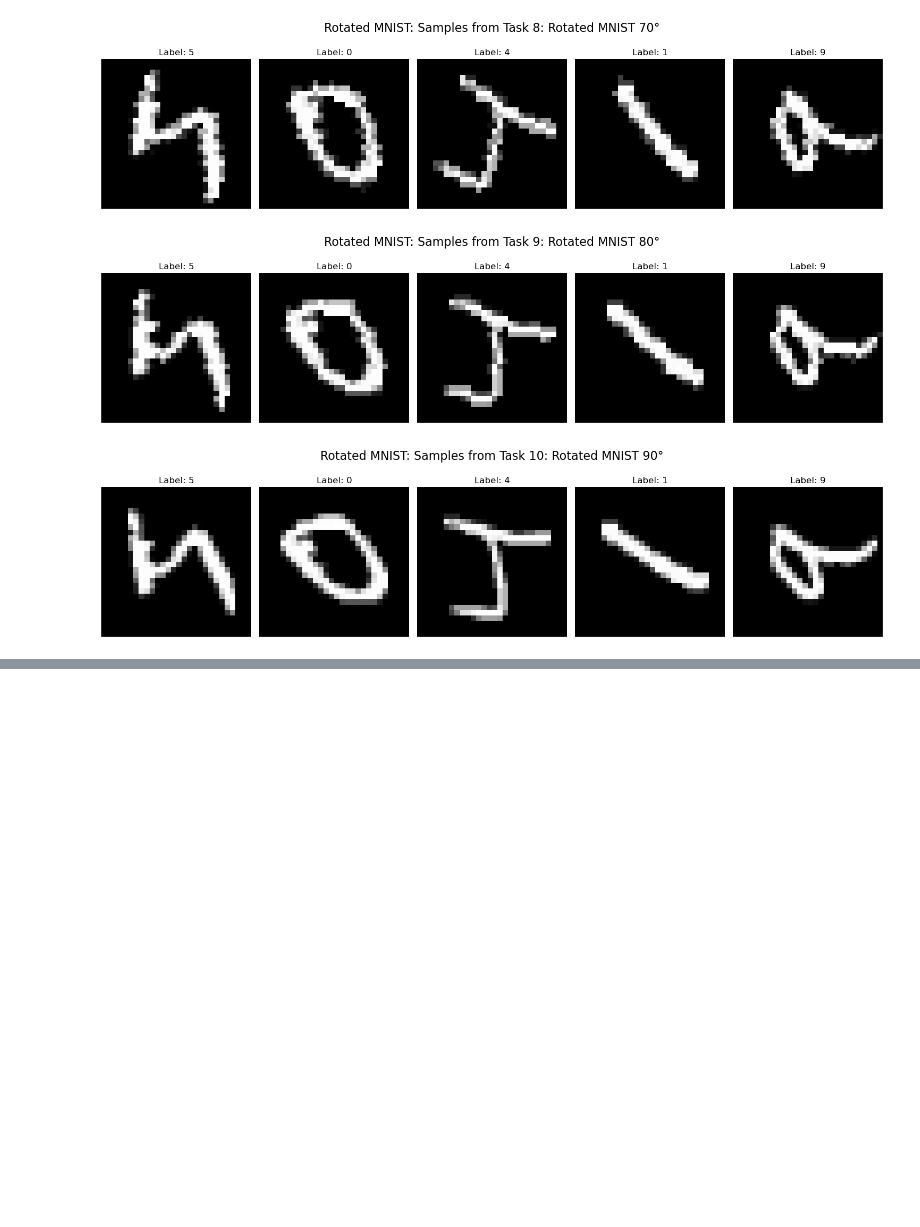
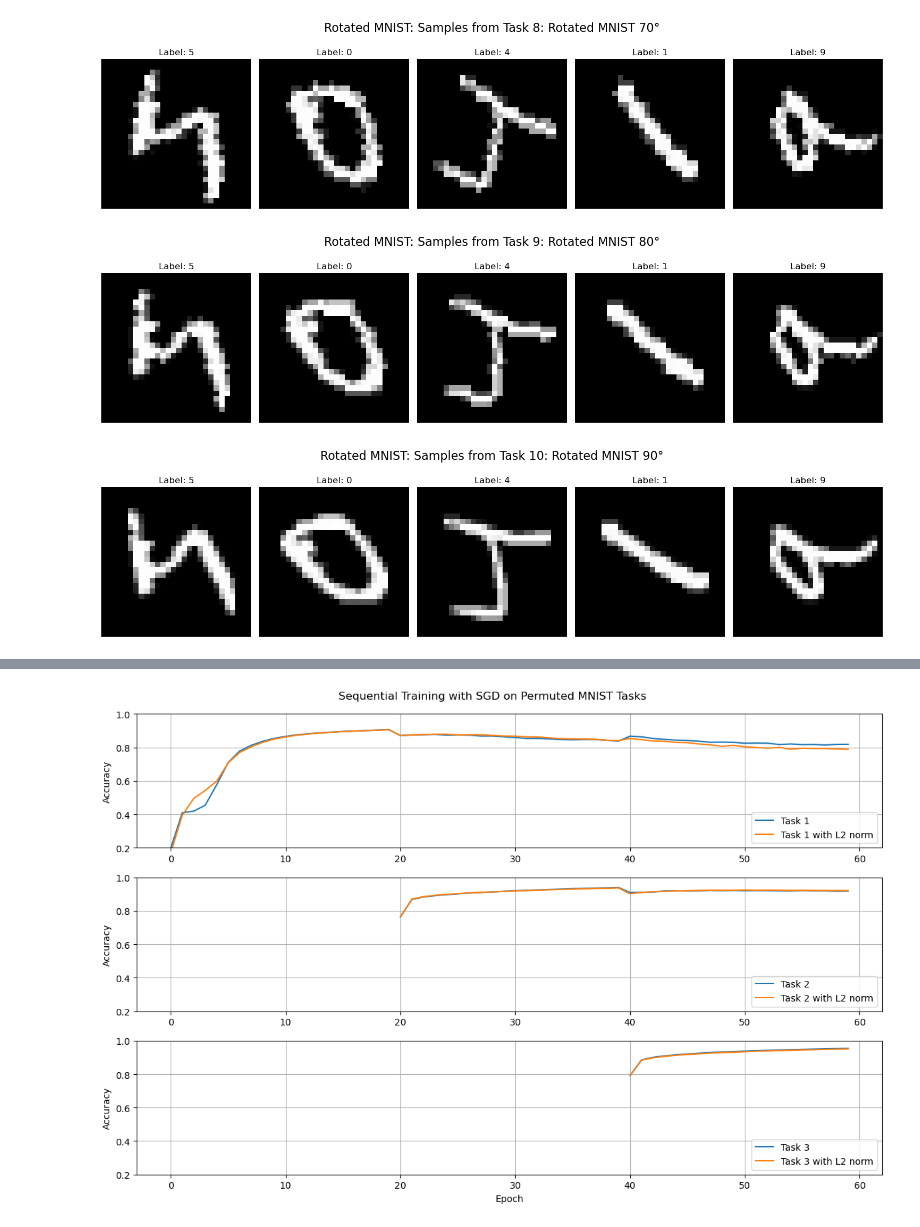
Before and after one commit to LinusCrugnola/foil_project, a Jupyter notebook: project.ipynb, the cells around one changed output, grey strips where cells are left out. Cells and saved outputs as stored; diff of their text form; code cells hidden in the pictures; blank space fills up the shorter version.

```diff
--- a/project.ipynb
+++ b/project.ipynb
@@ -106,0 +259,10 @@ for task in tasks:
+# %%
+# Try the training with L2 norm and see what happens
+
+model = Fcn(num_hidden_layers=2, hidden_size=400)
+# they don't specify the weight decay in the paper, so I just chose 1e-3, maybe we should increase...
+optimizer = torch.optim.SGD(model.parameters(), lr=1e-3, weight_decay=1e-3)
+
+num_epochs = 20
+
+train_losses_l2 = train_sequential_tasks(model, perm_tasks, optimizer, num_epochs=num_epochs)
@@ -106,0 +287,26 @@ for task in tasks:
+# %%
+# plot the train data matrix
+
+plt.figure(figsize=(12, 8))
+plt.suptitle("Sequential Training with SGD on Permuted MNIST Tasks")
+
+for i in range(train_losses.shape[0]):
+    plt.subplot(3, 1, i + 1)
+
+    start_epoch = i * 20
+    end_epoch = train_losses.shape[1]
+
+    plt.plot(range(start_epoch, end_epoch), train_losses[i, start_epoch:end_epoch], label=f"Task {i + 1}")
+    plt.plot(range(start_epoch, end_epoch), train_losses_l2[i, start_epoch:end_epoch], label=f"Task {i + 1} with L2 norm")
+    plt.plot(range(0, end_epoch), np.zeros(end_epoch), alpha=0)
+
+    plt.ylabel("Accuracy")
+    plt.ylim(0.2, 1.0)
+    plt.grid()
+    plt.legend(loc="lower right")
+
+plt.xlabel("Epoch")
+plt.tight_layout()
+plt.show()
+# %% [output]
+[figure, added]
```
Also changed, not shown: parts of 9 cells of this notebook.
